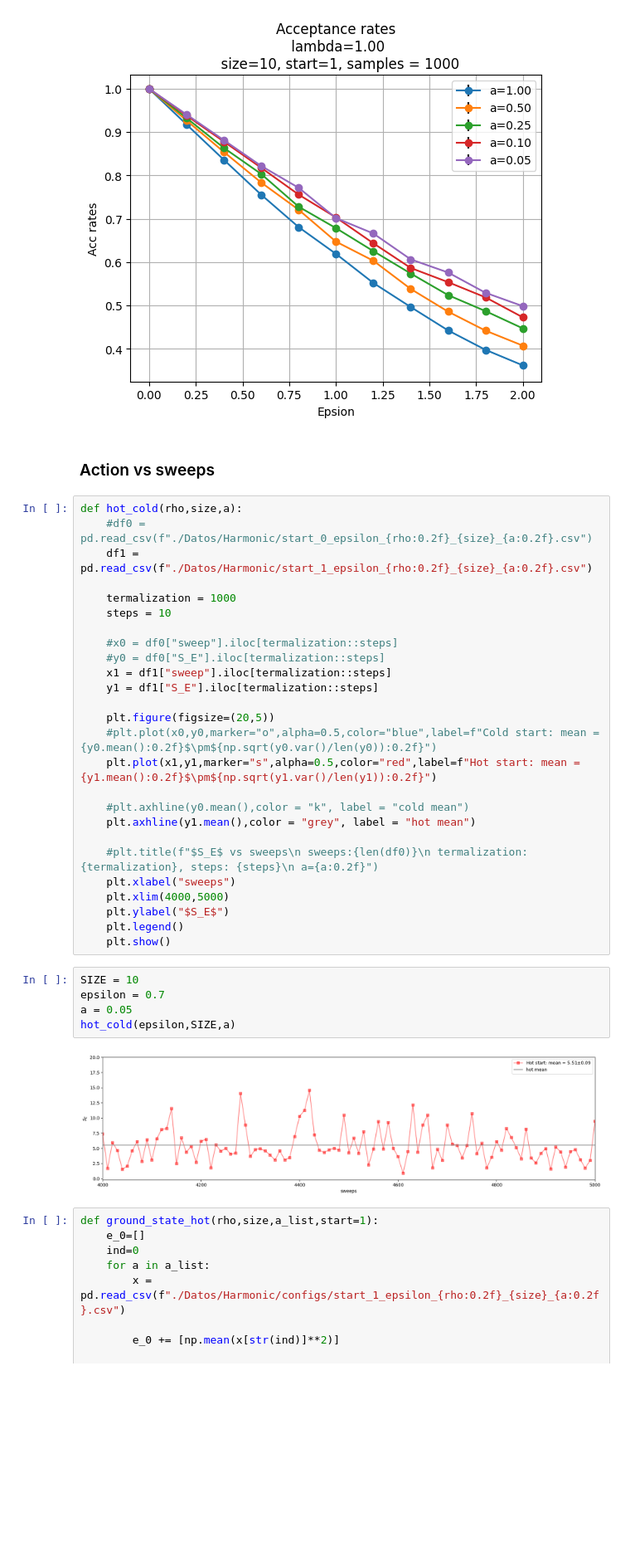
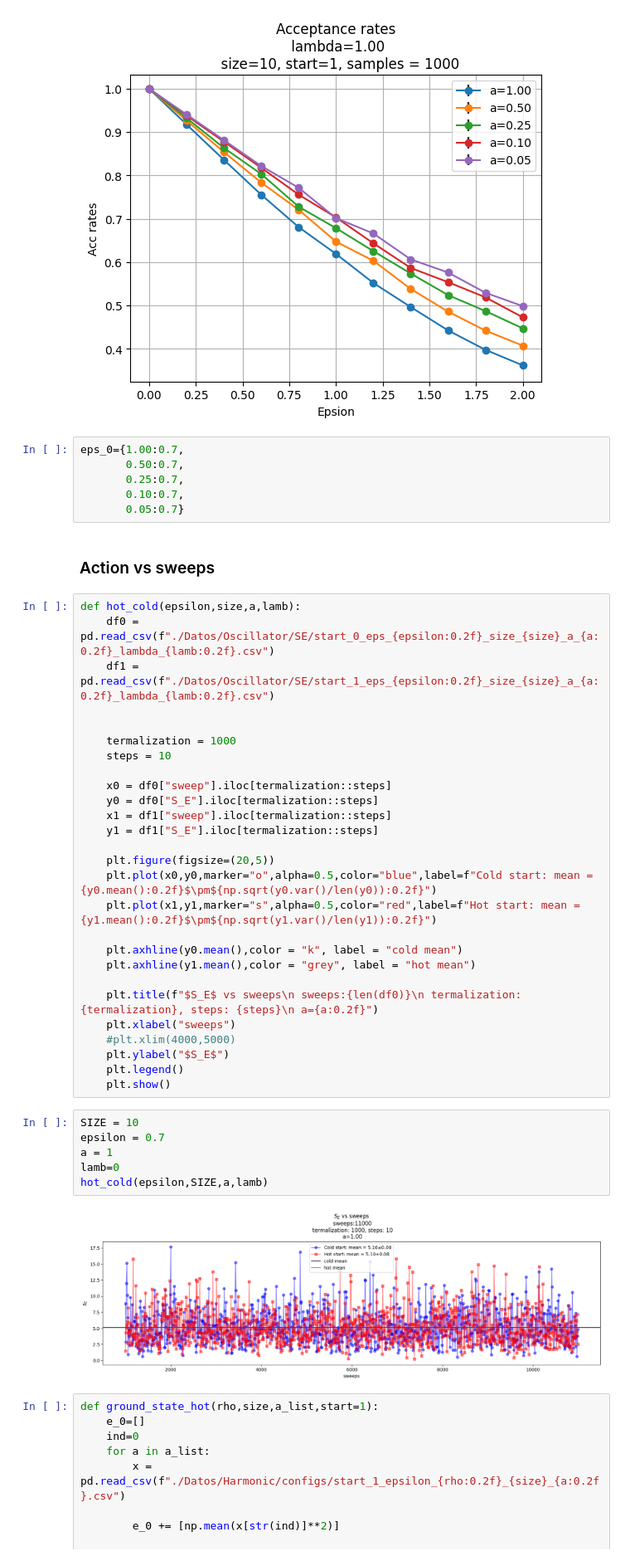
Before and after one commit to SoyAgustin/QF-Path-Integral, a Jupyter notebook: Notebooks_Py/oscillator.ipynb, the cells around one changed output. Shown at 83% size. Drawn from its saved outputs; the diff is of its cells as text; blank space fills up the shorter version.

Commit message:
Grafica de accion vs sweeps

```diff
--- a/Notebooks_Py/oscillator.ipynb
+++ b/Notebooks_Py/oscillator.ipynb
@@ -33,41 +33,49 @@ acc_rates(a_list,lamb=1.0)
 [figure]
 [figure]
 [figure]
+# %%
+eps_0={1.00:0.7,
+       0.50:0.7,
+       0.25:0.7,
+       0.10:0.7,
+       0.05:0.7}
 # %% [markdown]
 ### Action vs sweeps
 # %%
-def hot_cold(rho,size,a):
-    #df0 = pd.read_csv(f"./Datos/Harmonic/start_0_epsilon_{rho:0.2f}_{size}_{a:0.2f}.csv")
-    df1 = pd.read_csv(f"./Datos/Harmonic/start_1_epsilon_{rho:0.2f}_{size}_{a:0.2f}.csv")
+def hot_cold(epsilon,size,a,lamb):
+    df0 = pd.read_csv(f"./Datos/Oscillator/SE/start_0_eps_{epsilon:0.2f}_size_{size}_a_{a:0.2f}_lambda_{lamb:0.2f}.csv")
+    df1 = pd.read_csv(f"./Datos/Oscillator/SE/start_1_eps_{epsilon:0.2f}_size_{size}_a_{a:0.2f}_lambda_{lamb:0.2f}.csv")
+
 
     termalization = 1000
     steps = 10
 
-    #x0 = df0["sweep"].iloc[termalization::steps]
-    #y0 = df0["S_E"].iloc[termalization::steps]
+    x0 = df0["sweep"].iloc[termalization::steps]
+    y0 = df0["S_E"].iloc[termalization::steps]
     x1 = df1["sweep"].iloc[termalization::steps]
     y1 = df1["S_E"].iloc[termalization::steps]
 
     plt.figure(figsize=(20,5))
-    #plt.plot(x0,y0,marker="o",alpha=0.5,color="blue",label=f"Cold start: mean = {y0.mean():0.2f}$\pm${np.sqrt(y0.var()/len(y0)):0.2f}")
+    plt.plot(x0,y0,marker="o",alpha=0.5,color="blue",label=f"Cold start: mean = {y0.mean():0.2f}$\pm${np.sqrt(y0.var()/len(y0)):0.2f}")
     plt.plot(x1,y1,marker="s",alpha=0.5,color="red",label=f"Hot start: mean = {y1.mean():0.2f}$\pm${np.sqrt(y1.var()/len(y1)):0.2f}")
 
-    #plt.axhline(y0.mean(),color = "k", label = "cold mean")
+    plt.axhline(y0.mean(),color = "k", label = "cold mean")
     plt.axhline(y1.mean(),color = "grey", label = "hot mean")
 
-    #plt.title(f"$S_E$ vs sweeps\n sweeps:{len(df0)}\n termalization: {termalization}, steps: {steps}\n a={a:0.2f}")
+    plt.title(f"$S_E$ vs sweeps\n sweeps:{len(df0)}\n termalization: {termalization}, steps: {steps}\n a={a:0.2f}")
     plt.xlabel("sweeps")
-    plt.xlim(4000,5000)
+    #plt.xlim(4000,5000)
     plt.ylabel("$S_E$")
     plt.legend()
     plt.show()
 # %%
 SIZE = 10
 epsilon = 0.7
-a = 0.05
-hot_cold(epsilon,SIZE,a)
+a = 1
+lamb=0
+hot_cold(epsilon,SIZE,a,lamb)
 # %% [output]
-[figure, old version]
+[figure, new version]
 # %%
 def ground_state_hot(rho,size,a_list,start=1):
     e_0=[]
```
